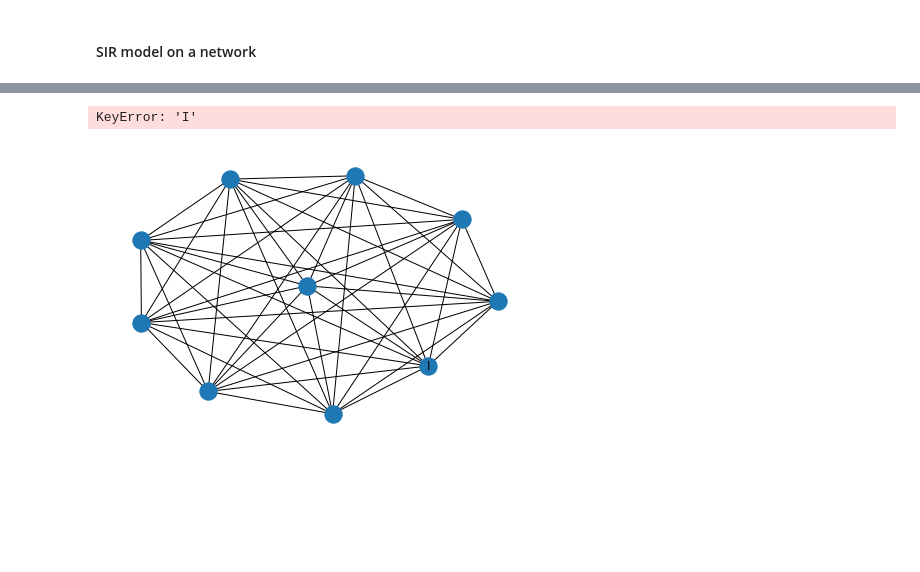
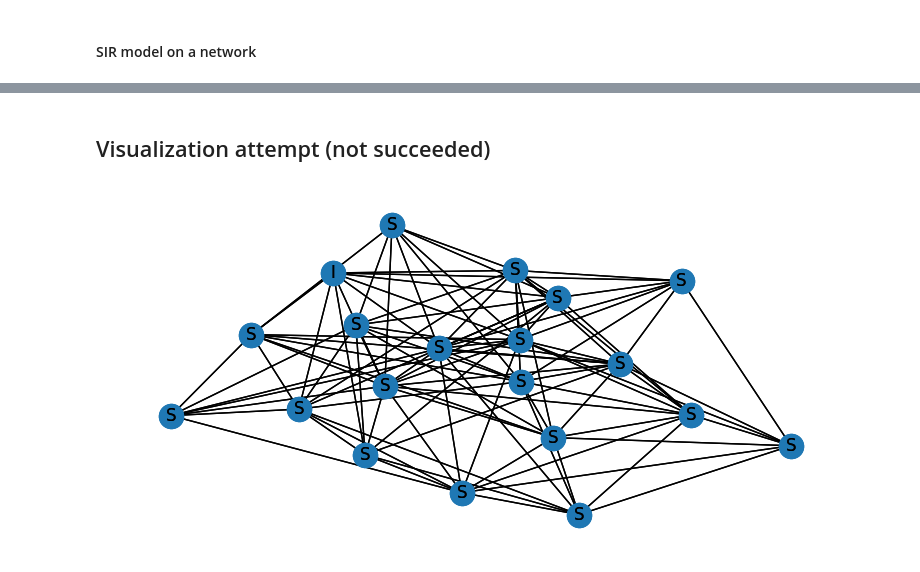
Before and after one commit to KasiaMacioszek/diffusion_processes, a Jupyter notebook: Assignment5/Assignment5.ipynb, the cells around one changed output, grey strips where cells are left out. Saved outputs shown, nothing was run; the diff lists cells and outputs as text; code cells hidden in the pictures; blank space fills up the shorter version.

```diff
--- a/Assignment5/Assignment5.ipynb
+++ b/Assignment5/Assignment5.ipynb
@@ -23,0 +105,2 @@ def SIR_on_graph(G, steps,  p):
+# %% [markdown]
+## Visualization attempt (not succeeded)
@@ -24 +115,47 @@ def SIR_on_graph(G, steps,  p):
+# %%
+p = 0.6
+plt.rcParams["figure.figsize"] = [7.50, 3.50]
+plt.rcParams["figure.autolayout"] = True
+
+fig = plt.figure()
+
+G = nx.erdos_renyi_graph(20, 0.5)
+
+d = {node : 'S' for node in G.nodes()}
+nx.set_node_attributes(G, d, 'state')
+
+infected_node = random.choice(list(G.nodes()))
+d[infected_node] = 'I'
+nx.set_node_attributes(G, d, 'state')
+
+pos = nx.spring_layout(G)
+label = nx.get_node_attributes(G, 'state')
+nx.draw(G, labels=label, pos=pos)
+
+def animate(frame):
+
+    infected_list = [infected_node]
+
+#     #while list(set(list(nx.get_node_attributes(G, 'state').values()))) != ['R']:
+#     for i in range(steps):
+    new_infected_list = []
+    for node in infected_list:
+        d[node] = 'R'
+        for new_infected in G.neighbors(node):
+            if G.nodes[new_infected]['state'] == 'S' and random.uniform(0, 1) > p:
+                d[new_infected] = 'I'
+                new_infected_list.append(new_infected)
+    nx.set_node_attributes(G, d, 'state')
+    infected_list = new_infected_list
+
+label = nx.get_node_attributes(G, 'state')
+nx.draw(G, labels=label, pos=pos)
+
+ani = animation.FuncAnimation(fig, animate, frames=10, interval=1000, repeat=True)
+
+f = "animation.gif"
+writergif = animation.PillowWriter(fps=200)
+ani.save(f, writer=writergif)
+# %% [output]
+[figure, added]
 # %%
@@ -26,5 +162,0 @@ g = nx.complete_graph(10)
-# %%
-SIR_on_graph(g, 3, 0.7)
-# %% [output]
-KeyError: 'I'
-[figure, removed]
```
Also changed, not shown: parts of 19 cells of this notebook, 13 other files.
